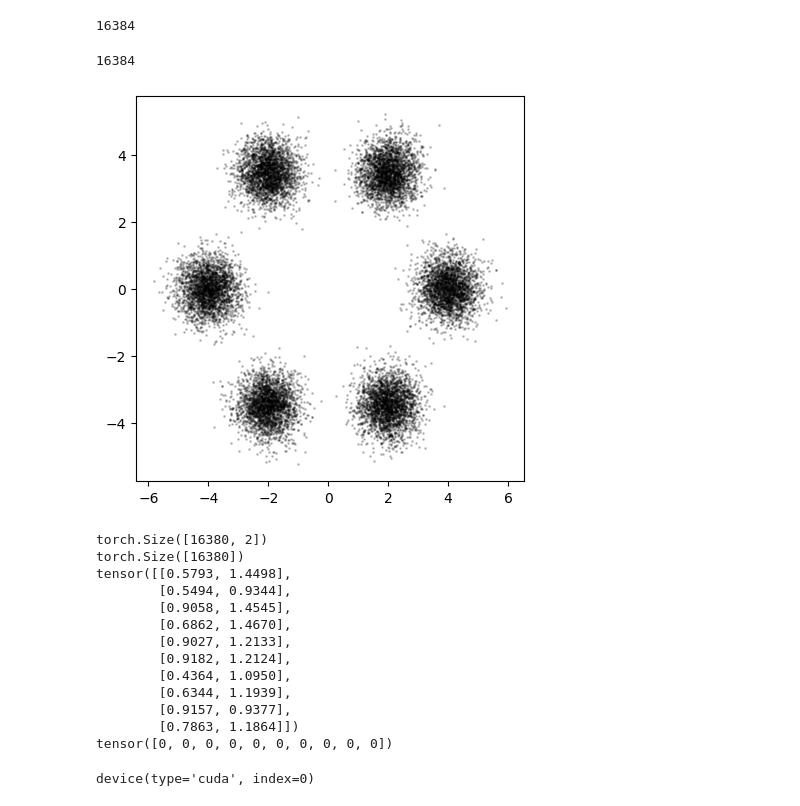
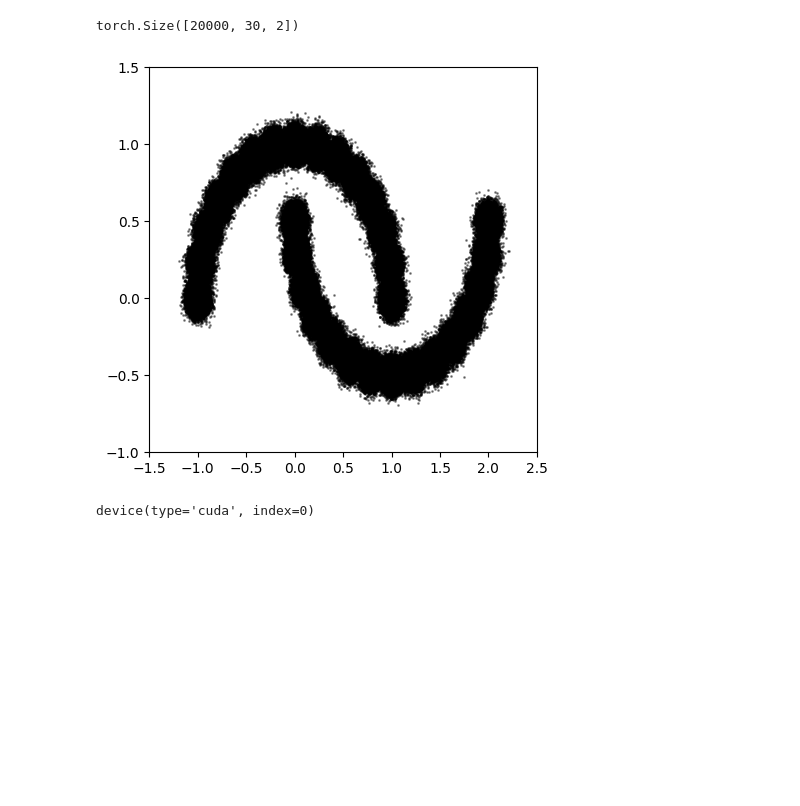
Before and after one commit to ewencedr/particle_fm, a Jupyter notebook: notebooks/test_cnf.ipynb, the cells around one changed output. Cells and saved outputs as stored; diff of their text form; code cells hidden in the pictures; blank space fills up the shorter version.

Commit message:
cnf tests with two_moon data

```diff
--- a/notebooks/test_cnf.ipynb
+++ b/notebooks/test_cnf.ipynb
@@ -7,44 +7,32 @@ from torchdyn.utils import *
 # %%
 # quick run for automated notebook validation
 dry_run = False
-# %%
-1 << 14
-# %% [output]
-16384
-# %%
-data = ToyDataset()
-n_samples = 1 << 14
-n_gaussians = 6
-X, yn = data.generate(n_samples // n_gaussians, 'gaussians', n_gaussians=6, std_gaussians=0.5, radius=4, dim=2)
-#X = (X - X.mean())/X.std()
-
-import matplotlib.pyplot as plt
-plt.figure(figsize=(5, 5))
-plt.scatter(X[:,0], X[:,1], c='black', alpha=0.2, s=1.)
-print(n_samples)
-plt.show()
-# %% [output]
-16384
-[figure, removed]
-# %%
-print(X.shape)
-print(yn.shape)
-print(X[:10])
-print(yn[:10])
-# %% [output]
-torch.Size([16380, 2])
-torch.Size([16380])
-tensor([[0.5793, 1.4498],
-        [0.5494, 0.9344],
-        [0.9058, 1.4545],
-        [0.6862, 1.4670],
-        [0.9027, 1.2133],
-        [0.9182, 1.2124],
-        [0.4364, 1.0950],
-        [0.6344, 1.1939],
-        [0.9157, 0.9377],
-        [0.7863, 1.1864]])
-tensor([0, 0, 0, 0, 0, 0, 0, 0, 0, 0])
+# %%
+from sklearn.datasets import make_moons
+X = []
+yn = []
+num_points = 30
+len_data = 20000
+for _ in range(len_data):
+    x,y = make_moons(n_samples=num_points,noise=0.05,shuffle=True)
+    X.append(x)
+    yn.append(y)
+X = torch.tensor(np.array(X),dtype=torch.float32)
+yn = torch.tensor(np.array(yn),dtype=torch.float32)
+
+X = X.squeeze()
+yn = yn.squeeze()
+print(X.shape)
+
+
+import matplotlib.pyplot as plt
+plt.figure(figsize=(5, 5))
+plt.scatter(X[...,0], X[...,1], c='black', alpha=0.4, s=1.)
+plt.xlim(-1.5, 2.5) ; plt.ylim(-1, 1.5)
+plt.show()
+# %% [output]
+torch.Size([20000, 30, 2])
+[figure, added]
 # %%
 import torch
 import torch.utils.data as data
```
Also changed, not shown: parts of 7 cells of this notebook, 3 other files.
